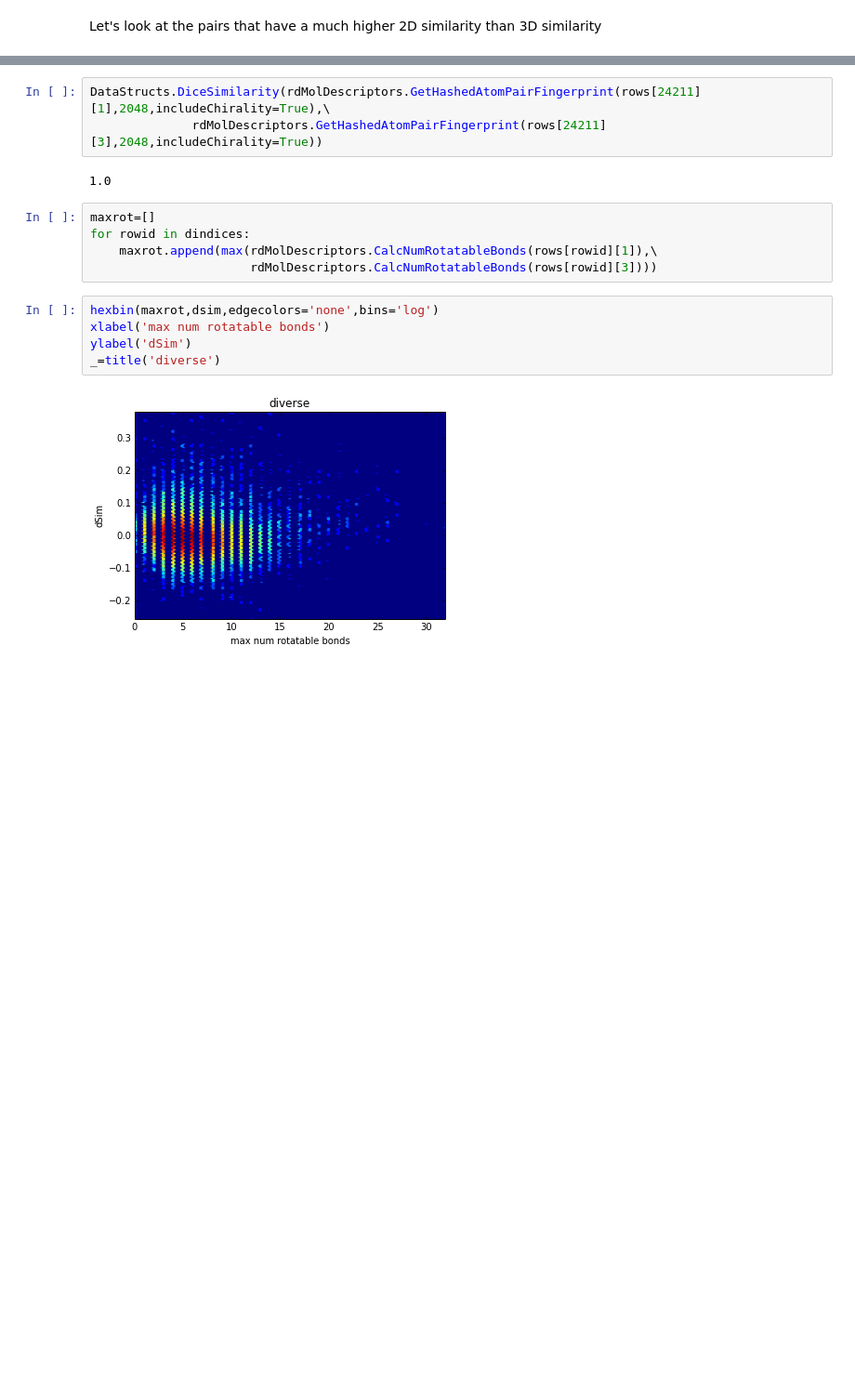
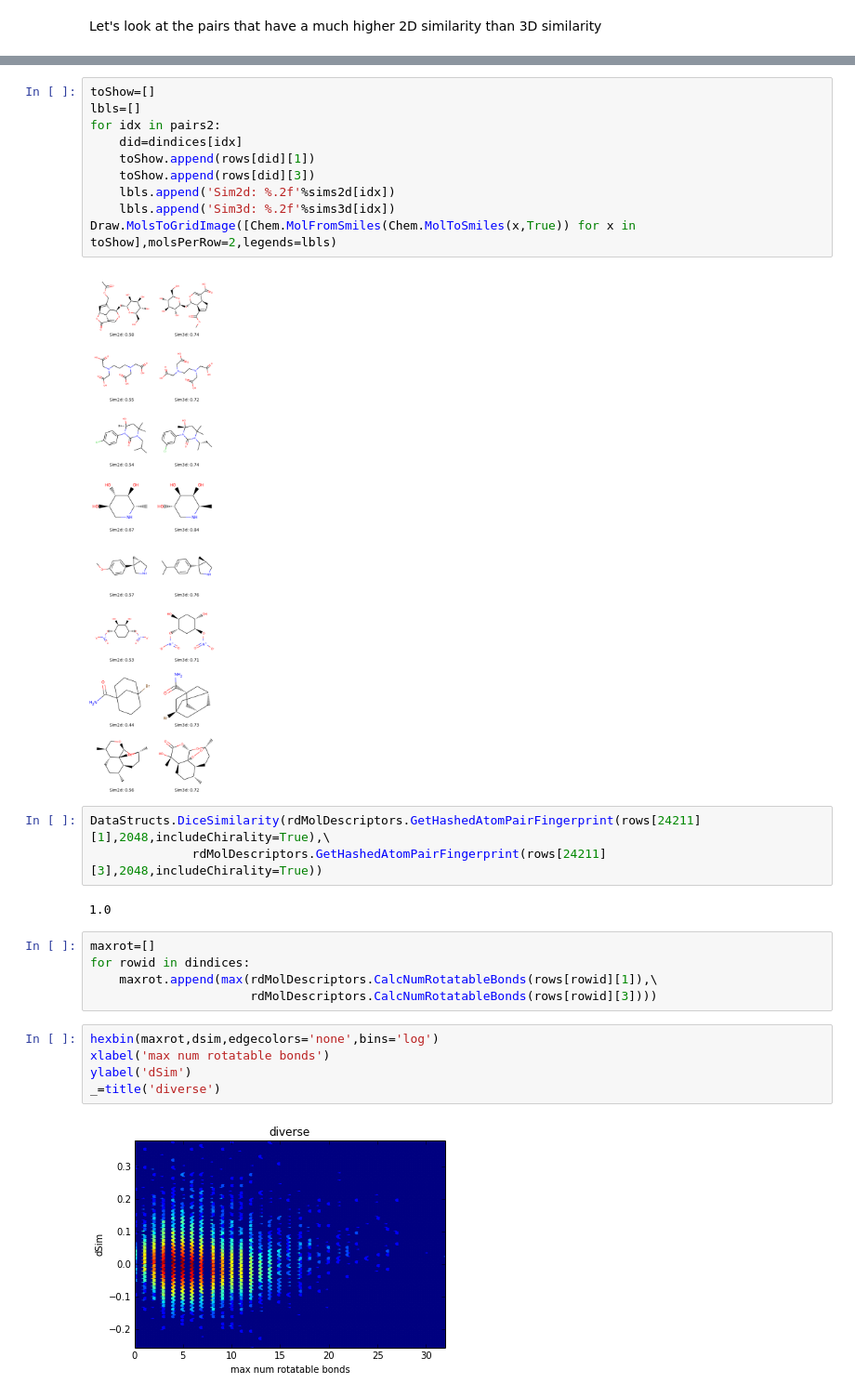
Before and after one commit to greglandrum/rdkit_blog, a Jupyter notebook: notebooks/Atom Pair Fingerprints.ipynb, the cells around one changed output, grey strips where cells are left out. Shown at 93% size. Cells and saved outputs as stored; diff of their text form; blank space fills up the shorter version.

```diff
--- a/notebooks/Atom Pair Fingerprints.ipynb
+++ b/notebooks/Atom Pair Fingerprints.ipynb
@@ -414,3 +453,15 @@ rows[24211][3]
+# %%
+toShow=[]
+lbls=[]
+for idx in pairs2:
+    did=dindices[idx]
+    toShow.append(rows[did][1])
+    toShow.append(rows[did][3])
+    lbls.append('Sim2d: %.2f'%sims2d[idx])
+    lbls.append('Sim3d: %.2f'%sims3d[idx])
+Draw.MolsToGridImage([Chem.MolFromSmiles(Chem.MolToSmiles(x,True)) for x in toShow],molsPerRow=2,legends=lbls)
+# %% [output]
+[figure, added]
 # %%
 DataStructs.DiceSimilarity(rdMolDescriptors.GetHashedAtomPairFingerprint(rows[24211][1],2048,includeChirality=True),\
               rdMolDescriptors.GetHashedAtomPairFingerprint(rows[24211][3],2048,includeChirality=True))
```
Also changed, not shown: parts of 18 cells of this notebook, 2 other files.
